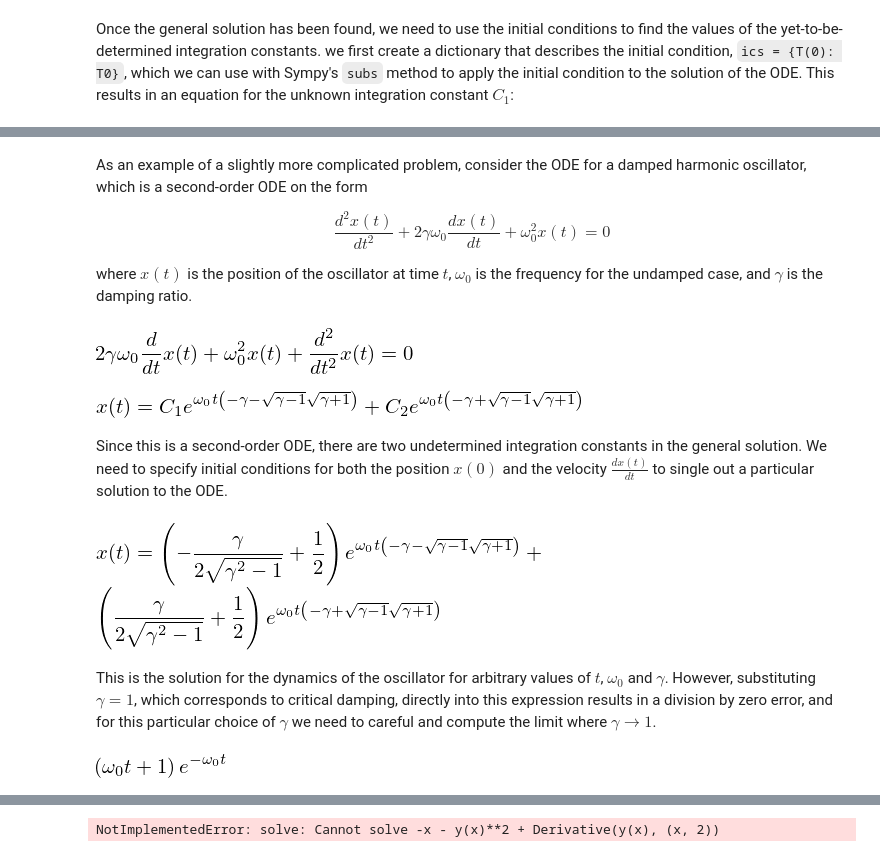
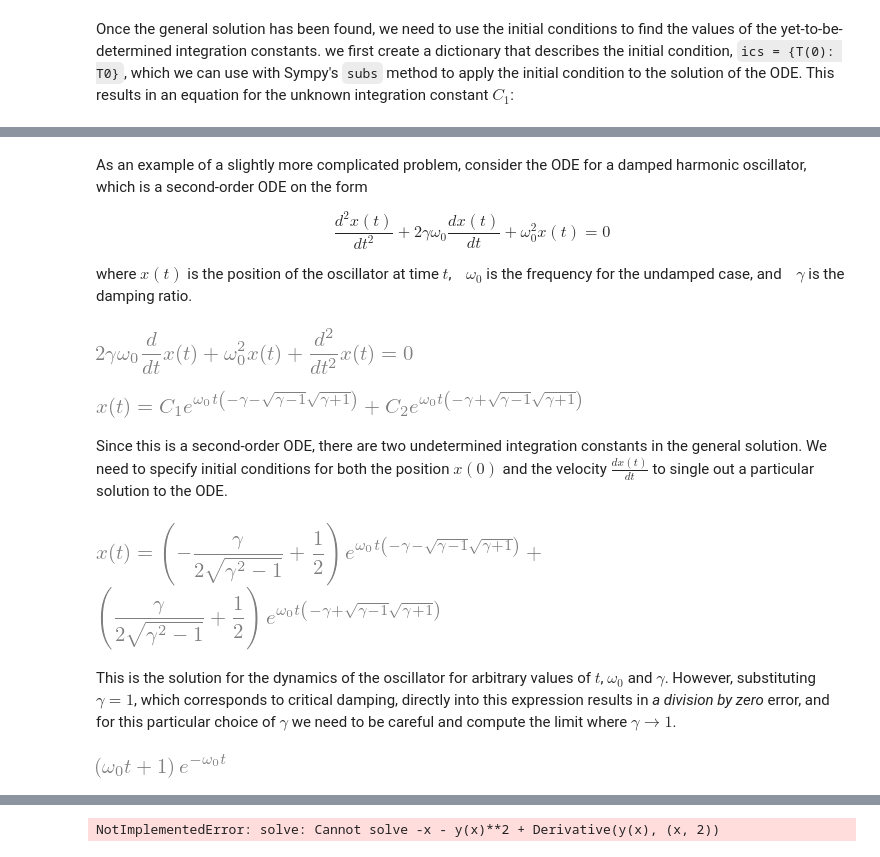
Before and after one commit to SeoulTechPSE/EngNm, a Jupyter notebook: ch09_code.ipynb, the cells around one changed output, grey strips where cells are left out. Cells and saved outputs as stored; diff of their text form; code cells hidden in the pictures.

```diff
--- a/ch09_code.ipynb
+++ b/ch09_code.ipynb
@@ -24,9 +23,9 @@ from the `integrate` module in Scipy.
 # %% [markdown]
 ## Importing modules
 # %%
+%matplotlib qt
 import matplotlib.pyplot as plt
 import matplotlib as mpl
-mpl.rcParams['text.usetex'] = True
 
 import numpy as np
 from scipy import integrate
@@ -197,33 +194,33 @@ ODE on the form
 
 $$ \frac{d^2x(t)}{dt^2} +2\gamma \omega_0 \frac{dx(t)}{dt} +\omega_0^2 x(t) = 0$$
 
-where $x(t)$ is the position of the oscillator at time $t$, $\omega_0$ is
-the frequency for the undamped case, and $\gamma$ is the damping ratio.
+where $x(t)$ is the position of the oscillator at time $t$, $\text{ }\omega_0$ is
+the frequency for the undamped case, and $\text{ }\gamma$ is the damping ratio.
 # %%
 t, omega0, gamma = sympy.symbols("t, omega_0, gamma", positive=True)
 x = sympy.Function("x")
 
-ode = x(t).diff(t, 2) + 2*gamma*omega0 * x(t).diff(t) + omega0**2 * x(t)
-sympy.Eq(ode)
+ode = x(t).diff(t, 2) +2 *gamma* omega0 *x(t).diff(t) +omega0**2 *x(t)
+sympy.Eq(ode, 0)
 # %% [output]
-[figure, old version]
+[figure, new version]
 # %%
 ode_sol = sympy.dsolve(ode); ode_sol
 # %% [output]
-[figure, old version]
+[figure, new version]
 # %% [markdown]
 Since this is a second-order ODE, there are two undetermined integration constants in the general
 solution. We need to specify initial conditions for both the position $x(0)$ and the velocity
-$ \frac{dx(t)}{dt}$ to single out a particular solution to the ODE.
+$\displaystyle \frac{dx(t)}{dt}$ to single out a particular solution to the ODE.
 # %%
 ics = {x(0): 1, x(t).diff(t).subs(t, 0): 0}
 x_sol = apply_ics(ode_sol, ics, t, [omega0, gamma]); x_sol
 # %% [output]
-[figure, old version]
+[figure, new version]
 # %% [markdown]
-This is the solution for the dynamics of the oscillator for arbitrary values of $t$, $\omega_0$ and $\gamma$. However, substituting $\gamma = 1$, which corresponds to critical damping, directly into this expression results in a division by zero error, and for this particular choice of $\gamma$ we need to careful and compute the limit where $\gamma \rightarrow 1$.
+This is the solution for the dynamics of the oscillator for arbitrary values of $t$, $\omega_0$ and $\gamma$. However, substituting $\gamma = 1$, which corresponds to critical damping, directly into this expression results in *a division by zero* error, and for this particular choice of $\gamma$ we need to be careful and compute the limit where $\gamma \rightarrow 1$.
 # %%
 x_critical = sympy.limit(x_sol.rhs, gamma, 1); x_critical
 # %% [output]
-[figure, old version]
+[figure, new version]
 # %% [markdown]
```
Also changed, not shown: parts of 52 cells of this notebook.
